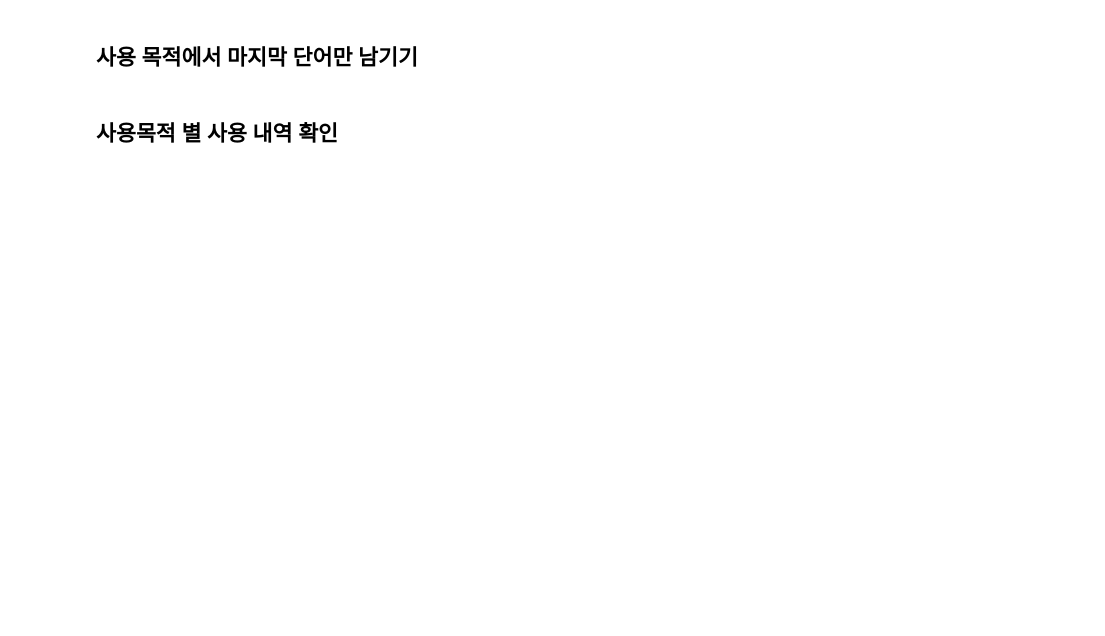
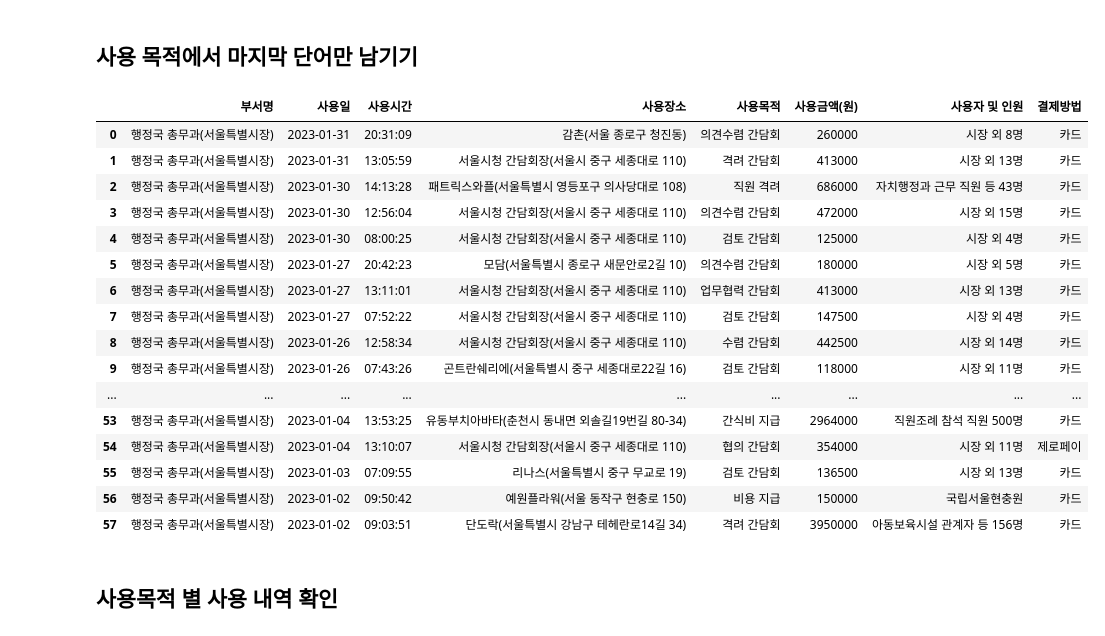
Before and after one commit to CG05/DB, a Jupyter notebook: 7. machine_learning/1. 분석 기초/2. 데이터 분석을 위한 기초 통계 수학/2. 데이터 탐색/5_Quiz.ipynb, the cells around one changed output. Saved outputs shown, nothing was run; the diff lists cells and outputs as text; code cells hidden in the pictures; blank space fills up the shorter version.

```diff
--- a/7. machine_learning/1. 분석 기초/2. 데이터 분석을 위한 기초 통계 수학/2. 데이터 탐색/5_Quiz.ipynb
+++ b/7. machine_learning/1. 분석 기초/2. 데이터 분석을 위한 기초 통계 수학/2. 데이터 탐색/5_Quiz.ipynb
@@ -18,4 +91,33 @@
 # %% [markdown]
 ## 사용 목적에서 마지막 단어만 남기기
+# %%
+import re
+def splitter(x):
+    splitted = re.split(r'\(|\)', x)
+    if splitted[-1] == '':
+        return splitted[-3]
+    else:
+        return splitted[-1]
+
+df['사용목적'] = df['사용목적'].apply(lambda x : splitter(x).split()[-2] + ' ' + splitter(x).split()[-1])
+df
+# %% [output]
+|  | 부서명 | 사용일 | 사용시간 | 사용장소 | 사용목적 | 사용금액(원) | 사용자 및 인원 | 결제방법 |
+| 0 | 행정국 총무과(서울특별시장) | 2023-01-31 | 20:31:09 | 감촌(서울 종로구 청진동) | 의견수렴 간담회 | 260000 | 시장 외 8명 | 카드 |
+| 1 | 행정국 총무과(서울특별시장) | 2023-01-31 | 13:05:59 | 서울시청 간담회장(서울시 중구 세종대로 110) | 격려 간담회 | 413000 | 시장 외 13명 | 카드 |
+| 2 | 행정국 총무과(서울특별시장) | 2023-01-30 | 14:13:28 | 패트릭스와플(서울특별시 영등포구 의사당대로 108) | 직원 격려 | 686000 | 자치행정과 근무 직원 등 43명 | 카드 |
+| 3 | 행정국 총무과(서울특별시장) | 2023-01-30 | 12:56:04 | 서울시청 간담회장(서울시 중구 세종대로 110) | 의견수렴 간담회 | 472000 | 시장 외 15명 | 카드 |
+| 4 | 행정국 총무과(서울특별시장) | 2023-01-30 | 08:00:25 | 서울시청 간담회장(서울시 중구 세종대로 110) | 검토 간담회 | 125000 | 시장 외 4명 | 카드 |
+| 5 | 행정국 총무과(서울특별시장) | 2023-01-27 | 20:42:23 | 모담(서울특별시 종로구 새문안로2길 10) | 의견수렴 간담회 | 180000 | 시장 외 5명 | 카드 |
+| 6 | 행정국 총무과(서울특별시장) | 2023-01-27 | 13:11:01 | 서울시청 간담회장(서울시 중구 세종대로 110) | 업무협력 간담회 | 413000 | 시장 외 13명 | 카드 |
+| 7 | 행정국 총무과(서울특별시장) | 2023-01-27 | 07:52:22 | 서울시청 간담회장(서울시 중구 세종대로 110) | 검토 간담회 | 147500 | 시장 외 4명 | 카드 |
+| 8 | 행정국 총무과(서울특별시장) | 2023-01-26 | 12:58:34 | 서울시청 간담회장(서울시 중구 세종대로 110) | 수렴 간담회 | 442500 | 시장 외 14명 | 카드 |
+| 9 | 행정국 총무과(서울특별시장) | 2023-01-26 | 07:43:26 | 곤트란쉐리에(서울특별시 중구 세종대로22길 16) | 검토 간담회 | 118000 | 시장 외 11명 | 카드 |
+| ... | ... | ... | ... | ... | ... | ... | ... | ... |
+| 53 | 행정국 총무과(서울특별시장) | 2023-01-04 | 13:53:25 | 유동부치아바타(춘천시 동내면 외솔길19번길 80-34) | 간식비 지급 | 2964000 | 직원조례 참석 직원 500명 | 카드 |
+| 54 | 행정국 총무과(서울특별시장) | 2023-01-04 | 13:10:07 | 서울시청 간담회장(서울시 중구 세종대로 110) | 협의 간담회 | 354000 | 시장 외 11명 | 제로페이 |
+| 55 | 행정국 총무과(서울특별시장) | 2023-01-03 | 07:09:55 | 리나스(서울특별시 중구 무교로 19) | 검토 간담회 | 136500 | 시장 외 13명 | 카드 |
+| 56 | 행정국 총무과(서울특별시장) | 2023-01-02 | 09:50:42 | 예원플라워(서울 동작구 현충로 150) | 비용 지급 | 150000 | 국립서울현충원 | 카드 |
+| 57 | 행정국 총무과(서울특별시장) | 2023-01-02 | 09:03:51 | 단도락(서울특별시 강남구 테헤란로14길 34) | 격려 간담회 | 3950000 | 아동보육시설 관계자 등 156명 | 카드 |
 # %% [markdown]
 ## 사용목적 별 사용 내역 확인
```
Also changed, not shown: parts of 6 cells of this notebook, 23 other files.
